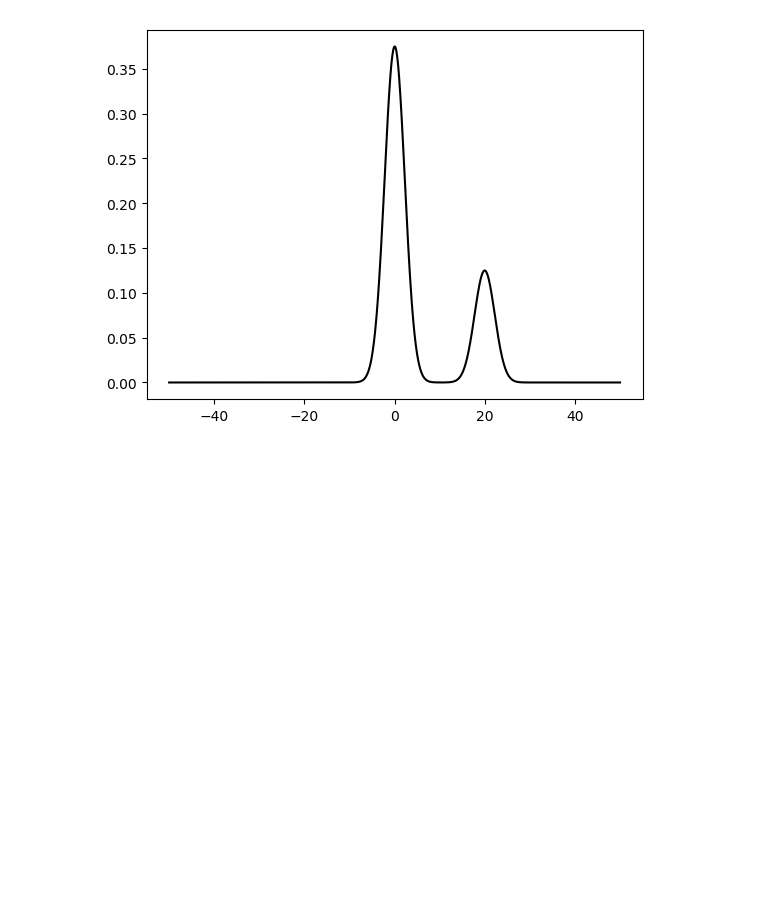
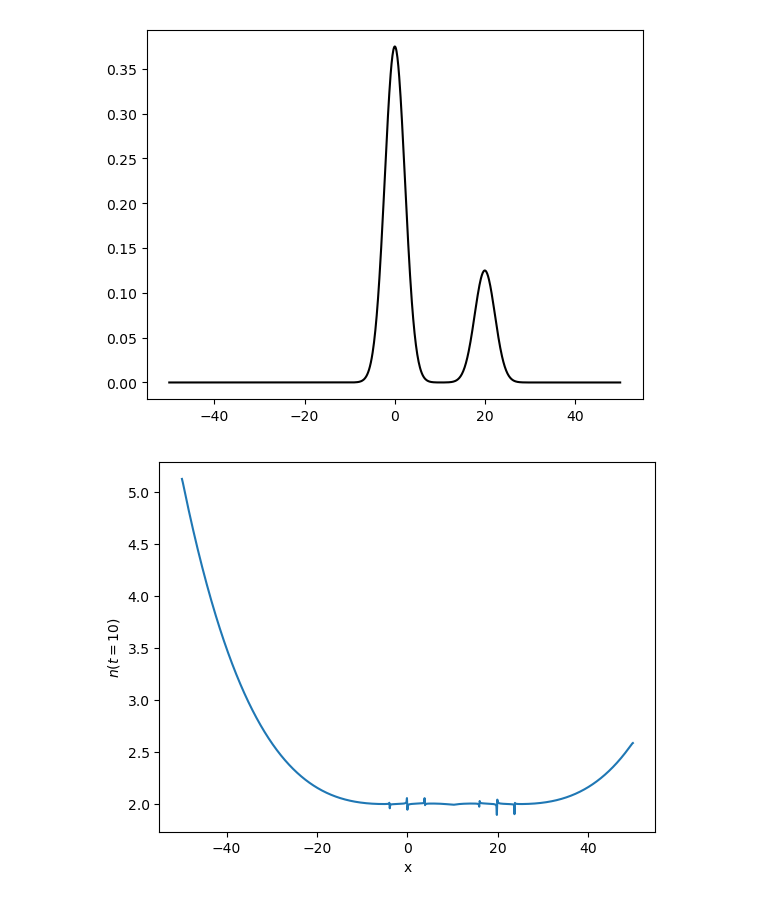
Before and after one commit to kennethsible/julia-binder, a Jupyter notebook: Wave Equation (MoL).ipynb, the cells around one changed output. Saved outputs shown, nothing was run; the diff lists cells and outputs as text; code cells hidden in the pictures; blank space fills up the shorter version.

Commit message:
Added Convergence Testing

```diff
--- a/Wave Equation (MoL).ipynb
+++ b/Wave Equation (MoL).ipynb
@@ -59,3 +59,26 @@ tspan, xspan = (0, 10), (-50, 50)
 plot(x, ψ[500, :, 1], "k");
 # %% [output]
 [figure]
+# %%
+const VectorTuple = NTuple{N, Vector{<:Real}} where N
+
+function convergence(ψ::VectorTuple{3})
+    return log2.(abs.((ψ[1] - ψ[2])./(ψ[2] - ψ[3])))
+end
+
+function downsize(ψ0::Vector{<:Real}, N::Int=1)
+        len = Int((size(ψ0)[1] - 1)/2) + 1
+        ψ = zeros(len)
+        for i = 1:len
+            ψ[i] = ψ0[2i - 1]
+        end
+    return N == 1 ? ψ : downsize(ψ, N - 1)
+end
+
+ψ1, x1 = propogate(tspan, xspan, dt/4, dx, x0)
+ψ2, x2 = propogate(tspan, xspan, dt/4, dx/2, x0)
+ψ3, x3 = propogate(tspan, xspan, dt/4, dx/4, x0)
+ψ = (ψ1[end, :, 1], downsize(ψ2[end, :, 1]), downsize(ψ3[end, :, 1], 2))
+plot(x1, convergence(ψ)); plt.xlabel("x"); plt.ylabel(L"n(t=10)");
+# %% [output]
+[figure, added]
```
